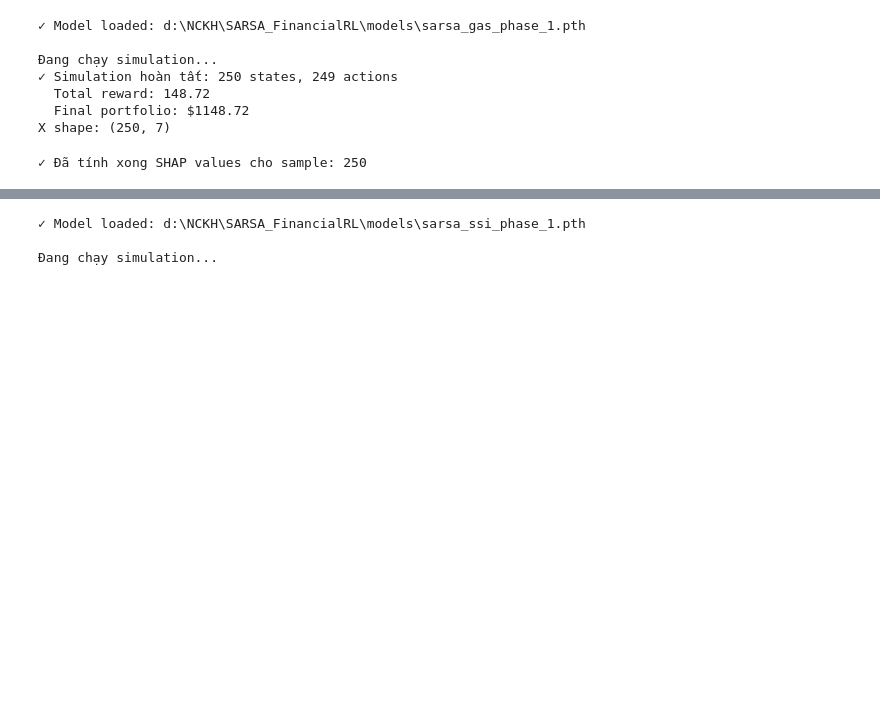
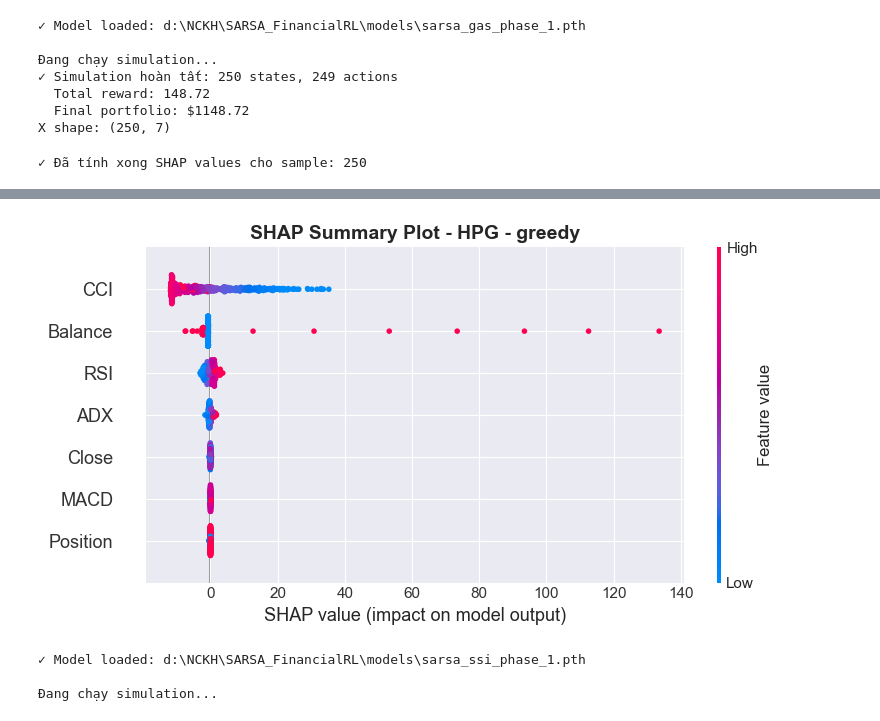
Before and after one commit to kohi-vip/SARSA_FinancialRL, a Jupyter notebook: application/XAI_analysis/SHAP_2013_2017.ipynb, the cells around one changed output, grey strips where cells are left out. Cells and saved outputs as stored; diff of their text form; code cells hidden in the pictures; blank space fills up the shorter version.

```diff
--- a/application/XAI_analysis/SHAP_2013_2017.ipynb
+++ b/application/XAI_analysis/SHAP_2013_2017.ipynb
@@ -2,9 +2,16 @@
 # ============================================================================
 # IMPORT CÁC THƯ VIỆN CẦN THIẾT CHO XAI-RL FRAMEWORK
 # ============================================================================
+from pathlib import Path
+import sys
 
-# 1. System & Path
-import sys
+# Nếu notebook đang nằm trong: SARSA_FinancialRL/application/EIDT_Project/
+PROJECT_ROOT = Path.cwd().parents[1]
+
+if str(PROJECT_ROOT) not in sys.path:
+    sys.path.append(str(PROJECT_ROOT))
+
+print("Project root:", PROJECT_ROOT)
 import os
 sys.path.append('d:\\NCKH\\SARSA_FinancialRL')
 
@@ -472,3 +598,30 @@ X shape: (250, 7)
+# %%
+import matplotlib.pyplot as plt
+import shap
+import numpy as np
+
+feature_list = ['Close', 'Balance', 'Position', 'MACD', 'RSI', 'CCI', 'ADX']
+output_dir = r"D:\nckh\SARSA_FinancialRL\SARSA_FinancialRL\Graph+Pic"
+os.makedirs(output_dir, exist_ok=True)
+output_path = os.path.join(output_dir, "SHAP_HPG_gready.png")
+
+plt.figure(figsize=(10, 6))
+
+shap.summary_plot(
+    shap_values_HPG,
+    X_sample_HPG,
+    feature_names=feature_list,
+    max_display=7,
+    show=False,
+    plot_type="dot"
+)
+
+plt.title("SHAP Summary Plot - HPG - greedy", fontsize=14, fontweight="bold")
+plt.tight_layout()
+plt.savefig(output_path, dpi=300, bbox_inches="tight")
+plt.show()
+# %% [output]
+[figure, added]
 # %%
 if os.path.exists(model_path_ssi_phase_1):
     state_dict = torch.load(model_path_ssi_phase_1, map_location=torch.device('cpu'))
```
Also changed, not shown: parts of 7 cells of this notebook, 15 other files.
